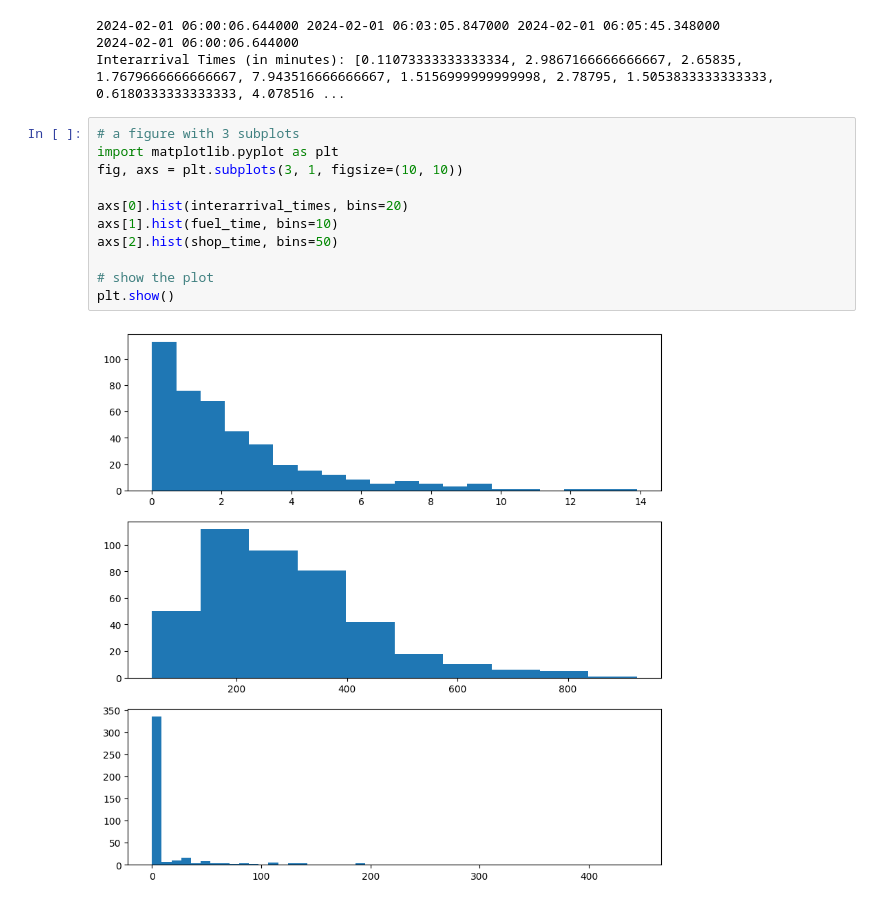
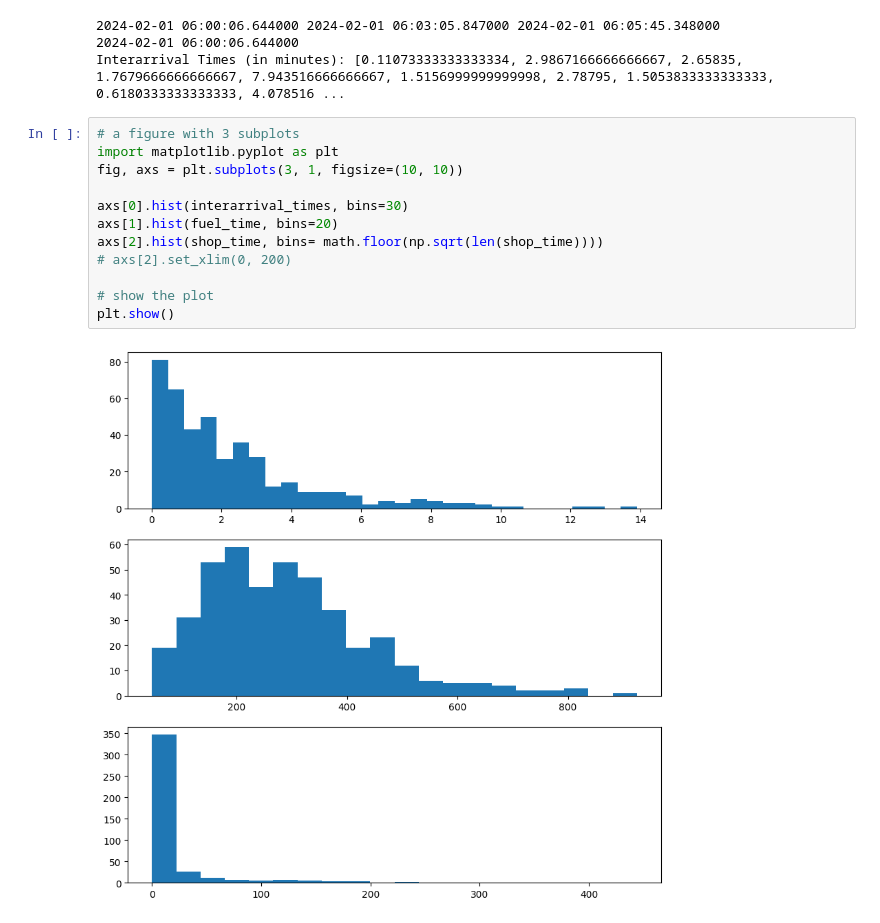
Before and after one commit to stilxam/StochasticSimulations, a Jupyter notebook: assignments/three/data_exploration.ipynb, the cells around one changed output. Cells and saved outputs as stored; diff of their text form.

```diff
--- a/assignments/three/data_exploration.ipynb
+++ b/assignments/three/data_exploration.ipynb
@@ -36,13 +48,14 @@ Interarrival Times (in minutes): [0.11073333333333334, 2.9867166666666667, 2.658
 # %%
 # a figure with 3 subplots
 import matplotlib.pyplot as plt
 fig, axs = plt.subplots(3, 1, figsize=(10, 10))
 
-axs[0].hist(interarrival_times, bins=20)
-axs[1].hist(fuel_time, bins=10)
-axs[2].hist(shop_time, bins=50)
+axs[0].hist(interarrival_times, bins=30)
+axs[1].hist(fuel_time, bins=20)
+axs[2].hist(shop_time, bins= math.floor(np.sqrt(len(shop_time))))
+# axs[2].set_xlim(0, 200)
 
 # show the plot
 plt.show()
 # %% [output]
-[figure, old version]
+[figure, new version]
```
Also changed, not shown: parts of 12 cells of this notebook.
